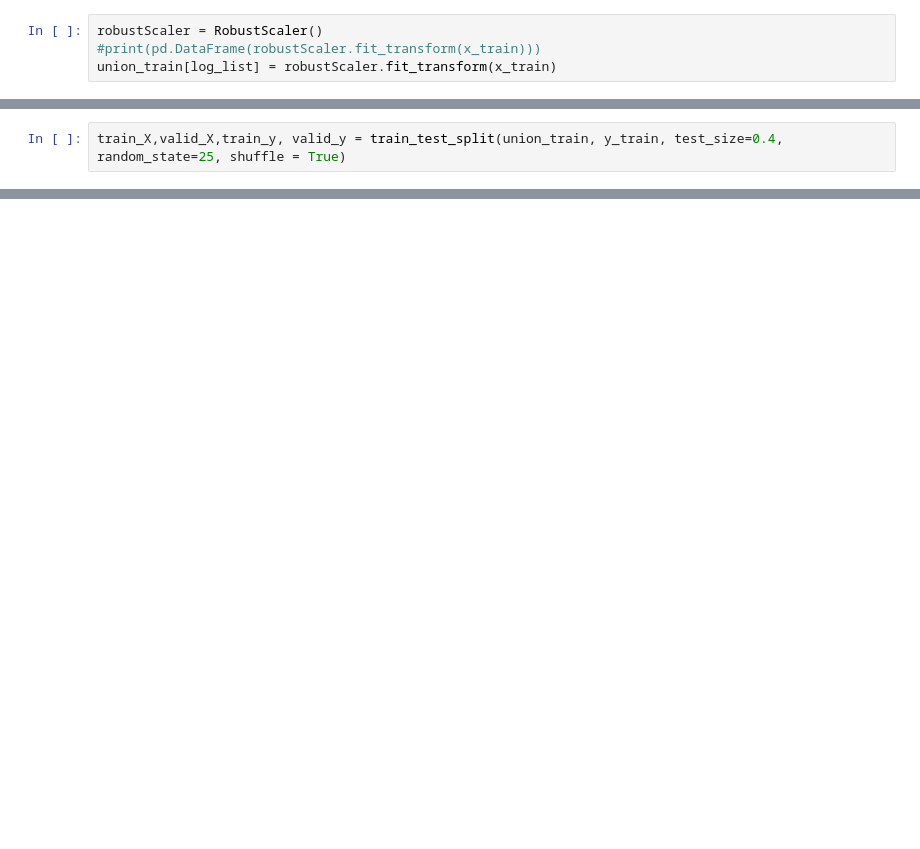
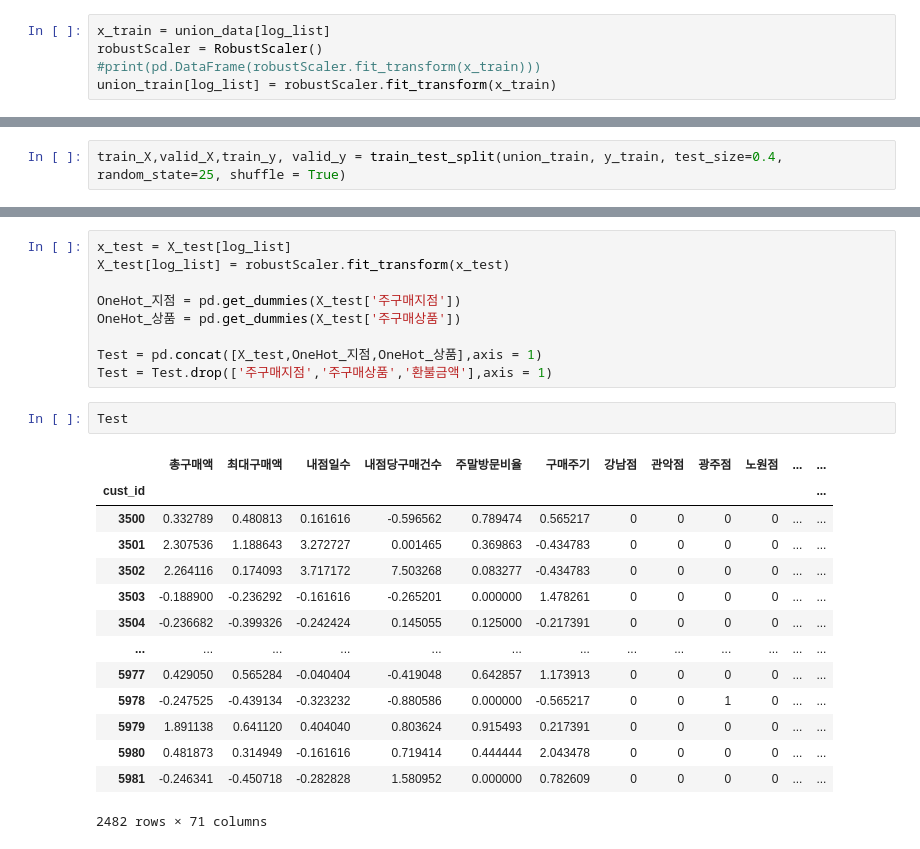
Before and after one commit to Eeun-ju/BigData-practical-test, a Jupyter notebook: 작업형2_01.ipynb, the cells around one changed output, grey strips where cells are left out. Drawn from its saved outputs; the diff is of its cells as text; blank space fills up the shorter version.

```diff
--- a/작업형2_01.ipynb
+++ b/작업형2_01.ipynb
@@ -256,4 +254,5 @@ x_train = union_train[log_list]
 # %%
+x_train = union_data[log_list]
 robustScaler = RobustScaler()
 #print(pd.DataFrame(robustScaler.fit_transform(x_train)))
 union_train[log_list] = robustScaler.fit_transform(x_train)
@@ -311,0 +415,26 @@ print(model.coef_)
+# %%
+x_test = X_test[log_list]
+X_test[log_list] = robustScaler.fit_transform(x_test)
+
+OneHot_지점 = pd.get_dummies(X_test['주구매지점'])
+OneHot_상품 = pd.get_dummies(X_test['주구매상품'])
+
+Test = pd.concat([X_test,OneHot_지점,OneHot_상품],axis = 1)
+Test = Test.drop(['주구매지점','주구매상품','환불금액'],axis = 1)
+# %%
+Test
+# %% [output]
+|  | 총구매액 | 최대구매액 | 내점일수 | 내점당구매건수 | 주말방문비율 | 구매주기 | 강남점 | 관악점 | 광주점 | 노원점 | ... | ... |
+| cust_id |  |  |  |  |  |  |  |  |  |  |  | ... |
+| 3500 | 0.332789 | 0.480813 | 0.161616 | -0.596562 | 0.789474 | 0.565217 | 0 | 0 | 0 | 0 | ... | ... |
+| 3501 | 2.307536 | 1.188643 | 3.272727 | 0.001465 | 0.369863 | -0.434783 | 0 | 0 | 0 | 0 | ... | ... |
+| 3502 | 2.264116 | 0.174093 | 3.717172 | 7.503268 | 0.083277 | -0.434783 | 0 | 0 | 0 | 0 | ... | ... |
+| 3503 | -0.188900 | -0.236292 | -0.161616 | -0.265201 | 0.000000 | 1.478261 | 0 | 0 | 0 | 0 | ... | ... |
+| 3504 | -0.236682 | -0.399326 | -0.242424 | 0.145055 | 0.125000 | -0.217391 | 0 | 0 | 0 | 0 | ... | ... |
+| ... | ... | ... | ... | ... | ... | ... | ... | ... | ... | ... | ... | ... |
+| 5977 | 0.429050 | 0.565284 | -0.040404 | -0.419048 | 0.642857 | 1.173913 | 0 | 0 | 0 | 0 | ... | ... |
+| 5978 | -0.247525 | -0.439134 | -0.323232 | -0.880586 | 0.000000 | -0.565217 | 0 | 0 | 1 | 0 | ... | ... |
+| 5979 | 1.891138 | 0.641120 | 0.404040 | 0.803624 | 0.915493 | 0.217391 | 0 | 0 | 0 | 0 | ... | ... |
+| 5980 | 0.481873 | 0.314949 | -0.161616 | 0.719414 | 0.444444 | 2.043478 | 0 | 0 | 0 | 0 | ... | ... |
+| 5981 | -0.246341 | -0.450718 | -0.282828 | 1.580952 | 0.000000 | 0.782609 | 0 | 0 | 0 | 0 | ... | ... |
+2482 rows × 71 columns
```
Also changed, not shown: parts of 16 cells of this notebook.
